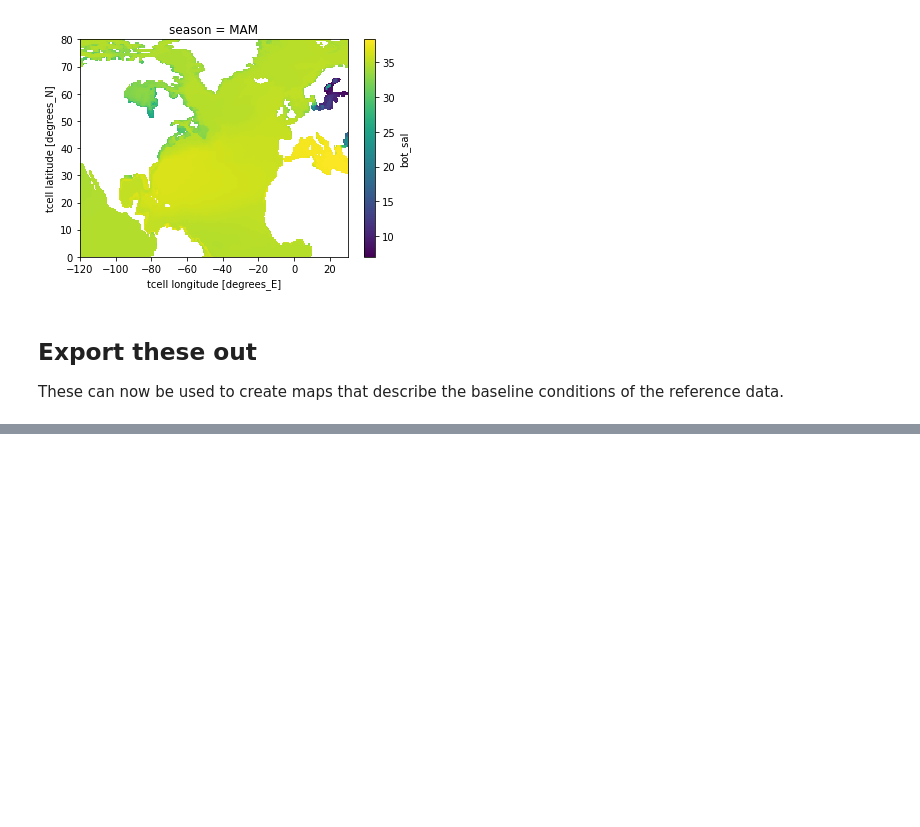
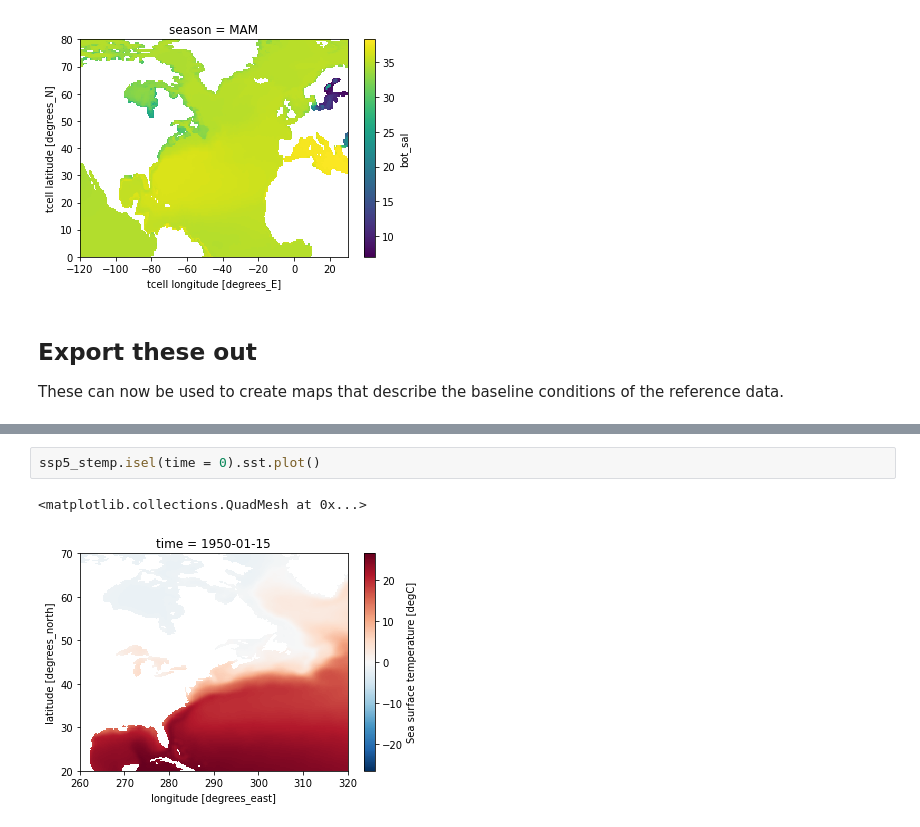
Before and after one commit to adamkemberling/sdm_workflow, a Jupyter notebook: CMIP6_processing/baseline_period_averaging.ipynb, the cells around one changed output, grey strips where cells are left out. Saved outputs shown, nothing was run; the diff lists cells and outputs as text; blank space fills up the shorter version.

```diff
--- a/CMIP6_processing/baseline_period_averaging.ipynb
+++ b/CMIP6_processing/baseline_period_averaging.ipynb
@@ -221,0 +282,5 @@ These can now be used to create maps that describe the baseline conditions of th
+# %%
+ssp5_stemp.isel(time = 0).sst.plot()
+# %% [output]
+<matplotlib.collections.QuadMesh at 0x...>
+[figure, added]
```
Also changed, not shown: parts of 11 cells of this notebook, 7 other files.
